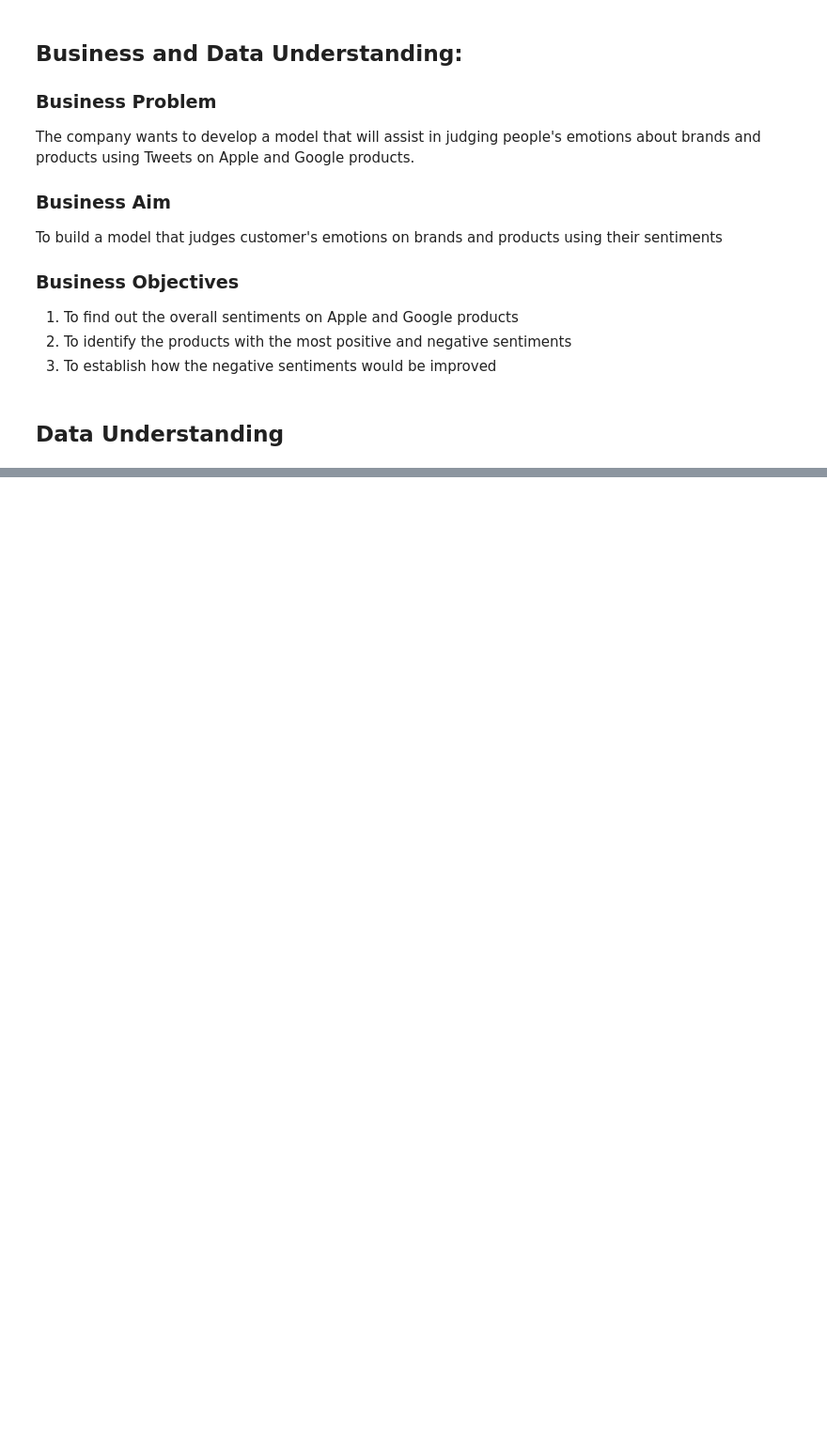
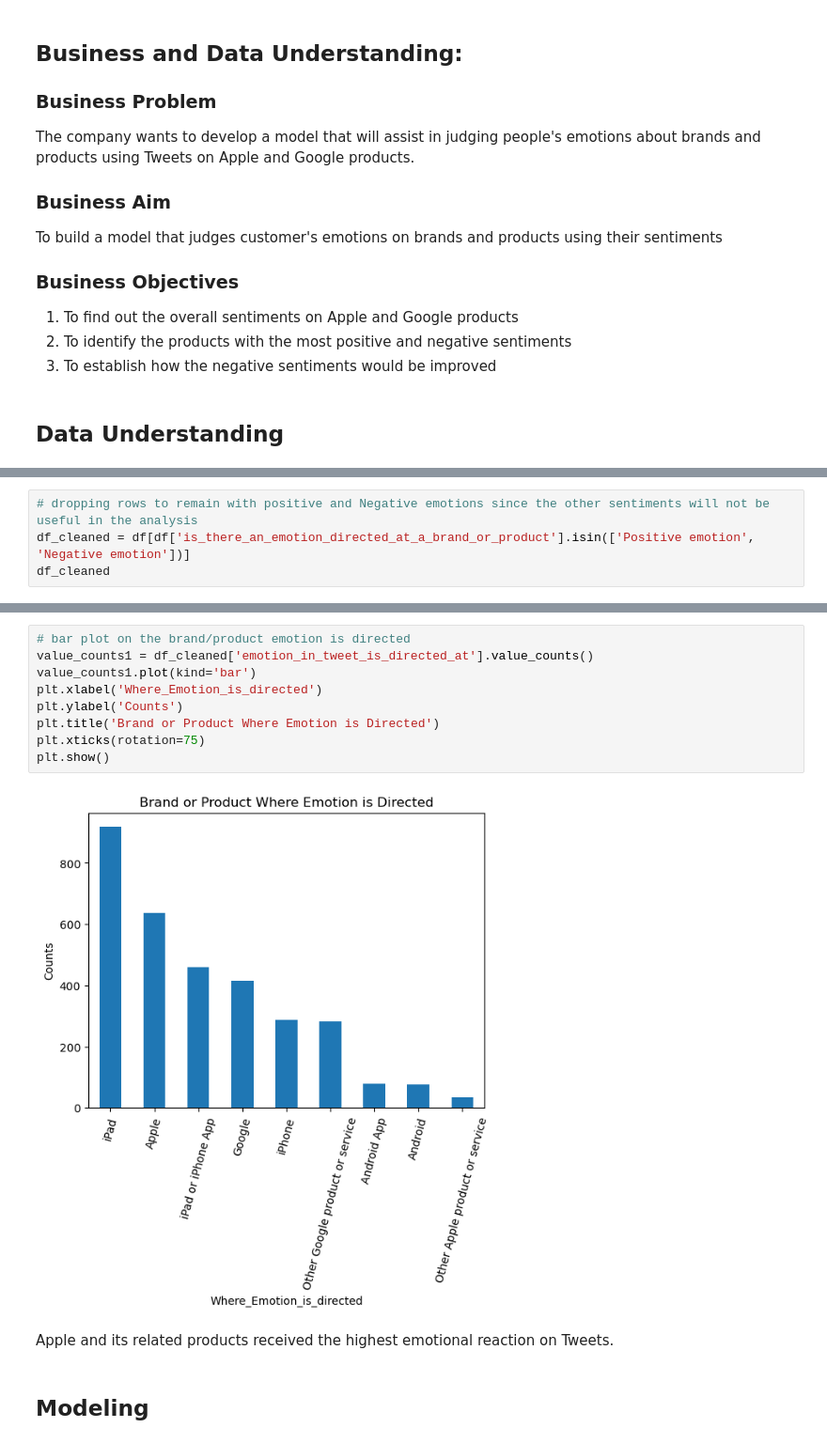
Before and after one commit to reagan-adajo/Phase_4, a Jupyter notebook: index.ipynb, the cells around one changed output, grey strips where cells are left out. Shown at 94% size. Cells and saved outputs as stored; diff of their text form; blank space fills up the shorter version.

```diff
--- a/index.ipynb
+++ b/index.ipynb
@@ -27,0 +73,4 @@ FileNotFoundError: [Errno 2] No such file or directory: '.\\phase4project\\judge
+# %%
+# dropping rows to remain with positive and Negative emotions since the other sentiments will not be useful in the analysis
+df_cleaned = df[df['is_there_an_emotion_directed_at_a_brand_or_product'].isin(['Positive emotion', 'Negative emotion'])]
+df_cleaned
@@ -27,0 +106,15 @@ FileNotFoundError: [Errno 2] No such file or directory: '.\\phase4project\\judge
+# %%
+# bar plot on the brand/product emotion is directed
+value_counts1 = df_cleaned['emotion_in_tweet_is_directed_at'].value_counts()
+value_counts1.plot(kind='bar')
+plt.xlabel('Where_Emotion_is_directed')
+plt.ylabel('Counts')
+plt.title('Brand or Product Where Emotion is Directed')
+plt.xticks(rotation=75)
+plt.show()
+# %% [output]
+[figure, added]
+# %% [markdown]
+Apple and its related products received the highest emotional reaction on Tweets.
+# %% [markdown]
+## Modeling
```
Also changed, not shown: parts of 22 cells of this notebook, 3 other files.
